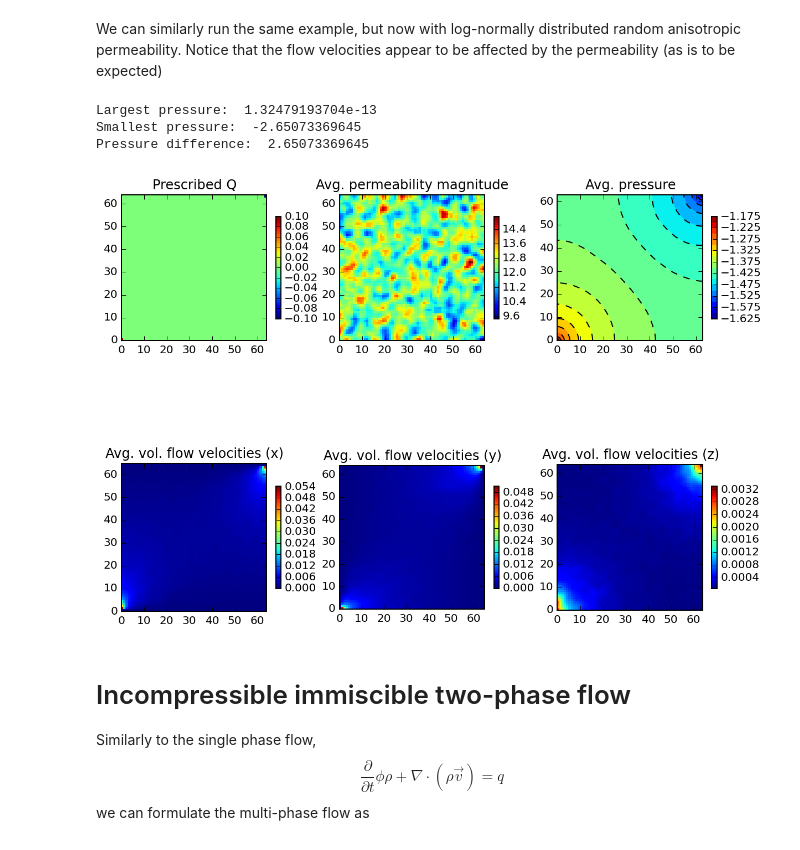
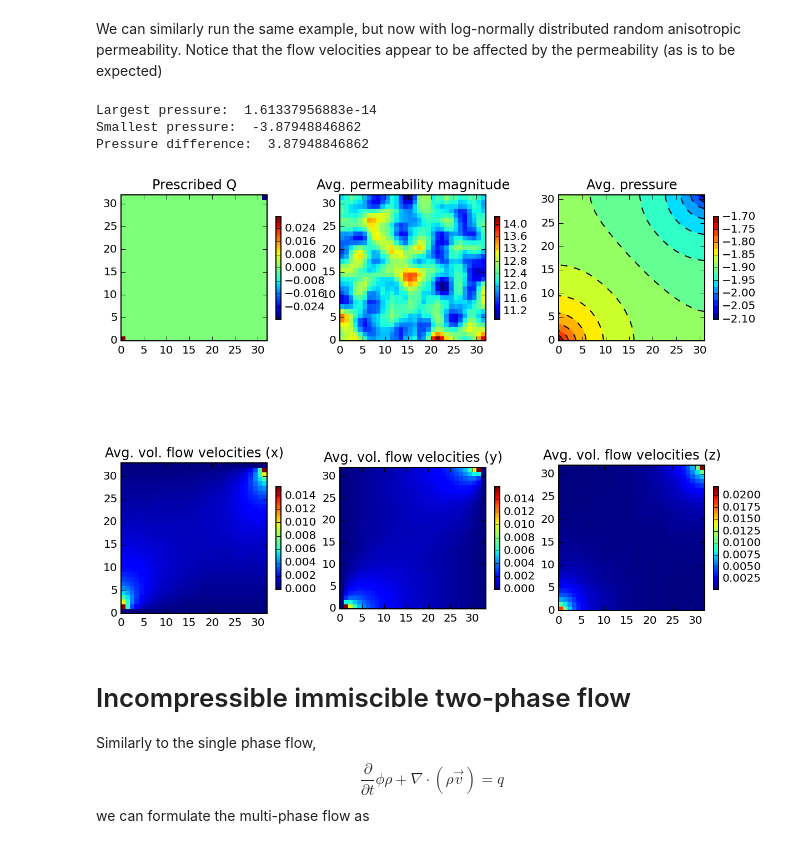
Before and after one commit to babrodtk/python_porous_media, a Jupyter notebook: TwoPoint.ipynb, the cells around one changed output. Cells and saved outputs as stored; diff of their text form; code cells hidden in the pictures.

```diff
--- a/TwoPoint.ipynb
+++ b/TwoPoint.ipynb
@@ -336,16 +338,16 @@ We can similarly run the same example, but now with log-normally distributed ran
 # %%
 def smooth3(k):
     return sp.ndimage.uniform_filter(k, 3)
 
 np.random.seed(20000)
 # Symmetric permeability diagonal tensor
-K = np.exp(5*smooth3(smooth3(np.random.random((3, 64, 64, 10)))))
+K = np.exp(5*smooth3(smooth3(np.random.random((3, 32, 32, 32)))))
 quarter_five_spot_single_phase_incompressible(K)
 # %% [output]
-Largest pressure:  1.32479193704e-13
-Smallest pressure:  -2.65073369645
-Pressure difference:  2.65073369645
+Largest pressure:  1.61337956883e-14
+Smallest pressure:  -3.87948846862
+Pressure difference:  3.87948846862
-[figure, old version]
+[figure, new version]
 # %% [markdown]
 # Incompressible immiscible two-phase flow
 
```
Also changed, not shown: parts of 9 cells of this notebook.
